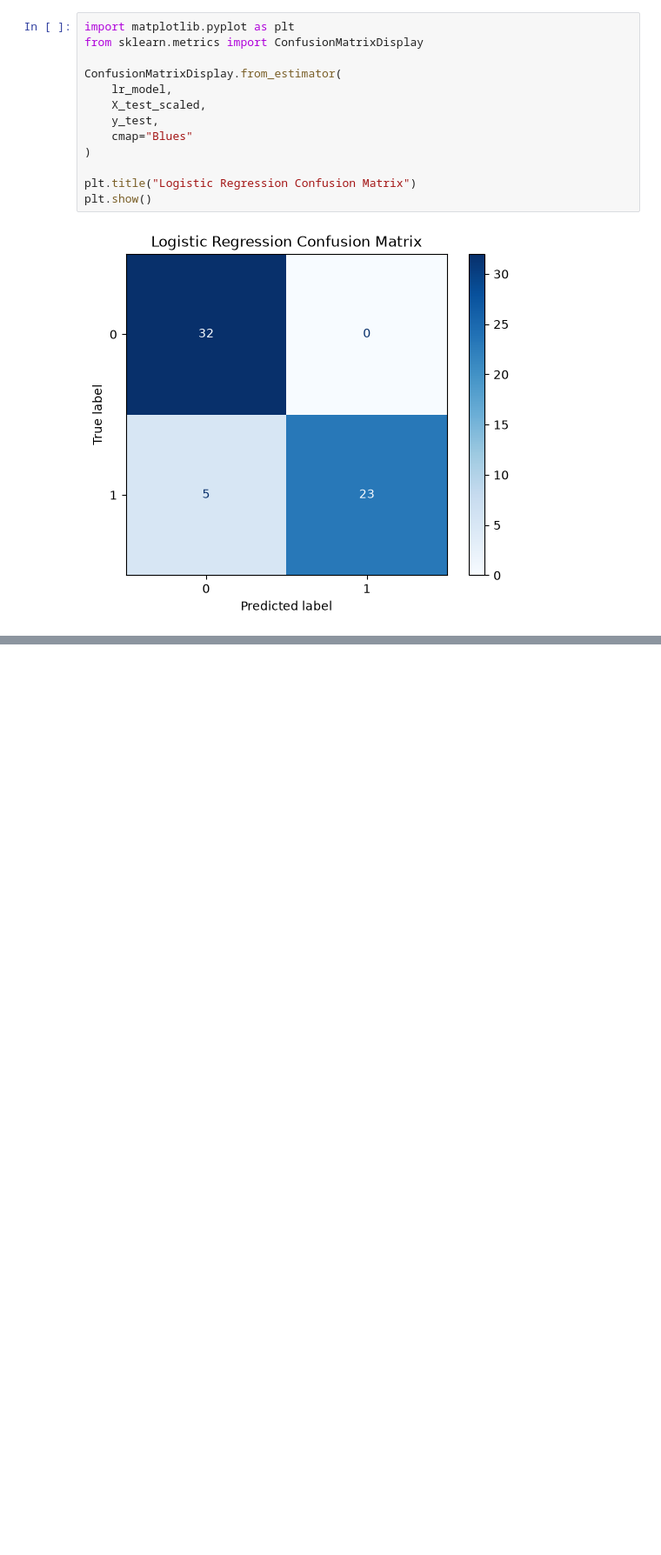
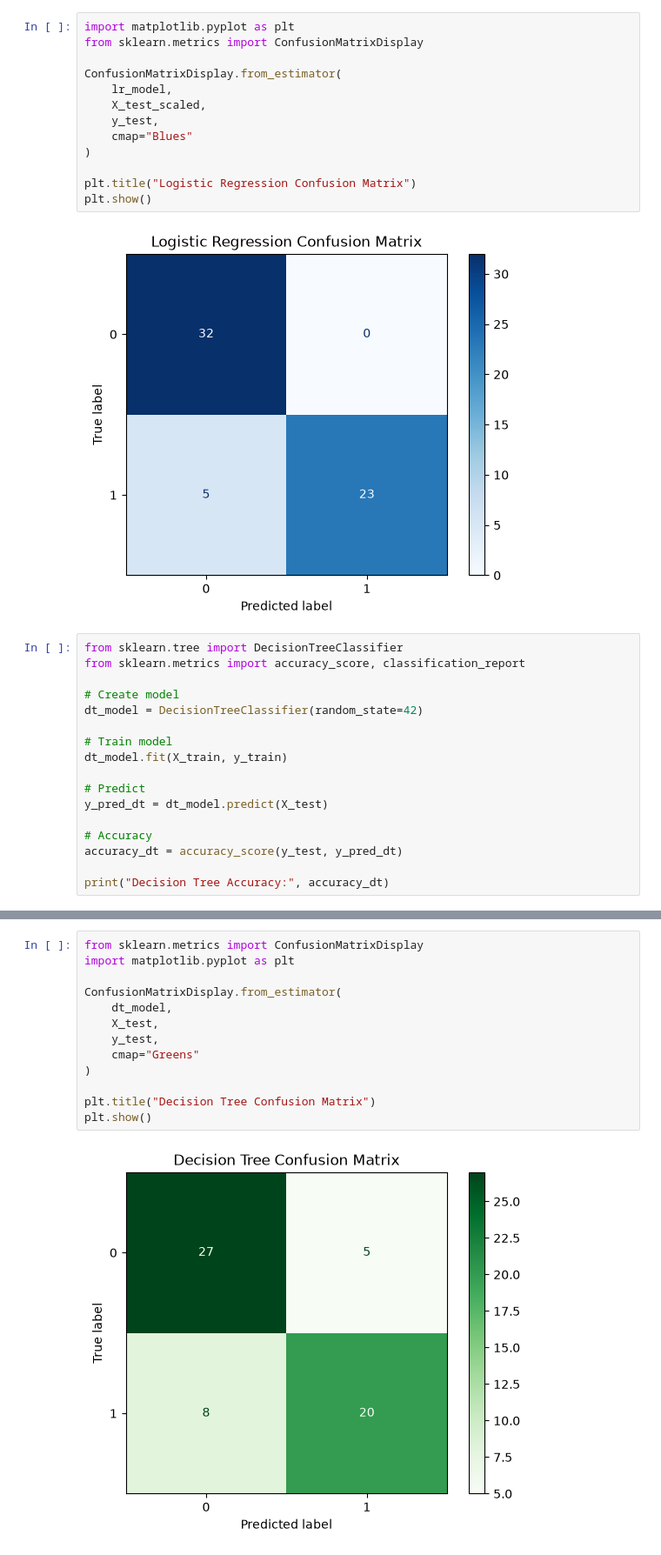
Before and after one commit to rojaldhungana/HeartDiseasePrediction-AI, a Jupyter notebook: notebooks/HeartDiseasePrediction.ipynb, the cells around one changed output, grey strips where cells are left out. Shown at 87% size. Drawn from its saved outputs; the diff is of its cells as text; blank space fills up the shorter version.

Commit message:
Add Decision Tree, Random Forest, and hyperparameter tuning

```diff
--- a/notebooks/HeartDiseasePrediction.ipynb
+++ b/notebooks/HeartDiseasePrediction.ipynb
@@ -193,3 +193,20 @@ plt.title("Logistic Regression Confusion Matrix")
 plt.show()
 # %% [output]
 [figure]
+# %%
+from sklearn.tree import DecisionTreeClassifier
+from sklearn.metrics import accuracy_score, classification_report
+
+# Create model
+dt_model = DecisionTreeClassifier(random_state=42)
+
+# Train model
+dt_model.fit(X_train, y_train)
+
+# Predict
+y_pred_dt = dt_model.predict(X_test)
+
+# Accuracy
+accuracy_dt = accuracy_score(y_test, y_pred_dt)
+
+print("Decision Tree Accuracy:", accuracy_dt)
@@ -195,0 +226,15 @@ plt.show()
+# %%
+from sklearn.metrics import ConfusionMatrixDisplay
+import matplotlib.pyplot as plt
+
+ConfusionMatrixDisplay.from_estimator(
+    dt_model,
+    X_test,
+    y_test,
+    cmap="Greens"
+)
+
+plt.title("Decision Tree Confusion Matrix")
+plt.show()
+# %% [output]
+[figure, added]
```
Also changed, not shown: parts of 7 cells of this notebook, 1 other file.
